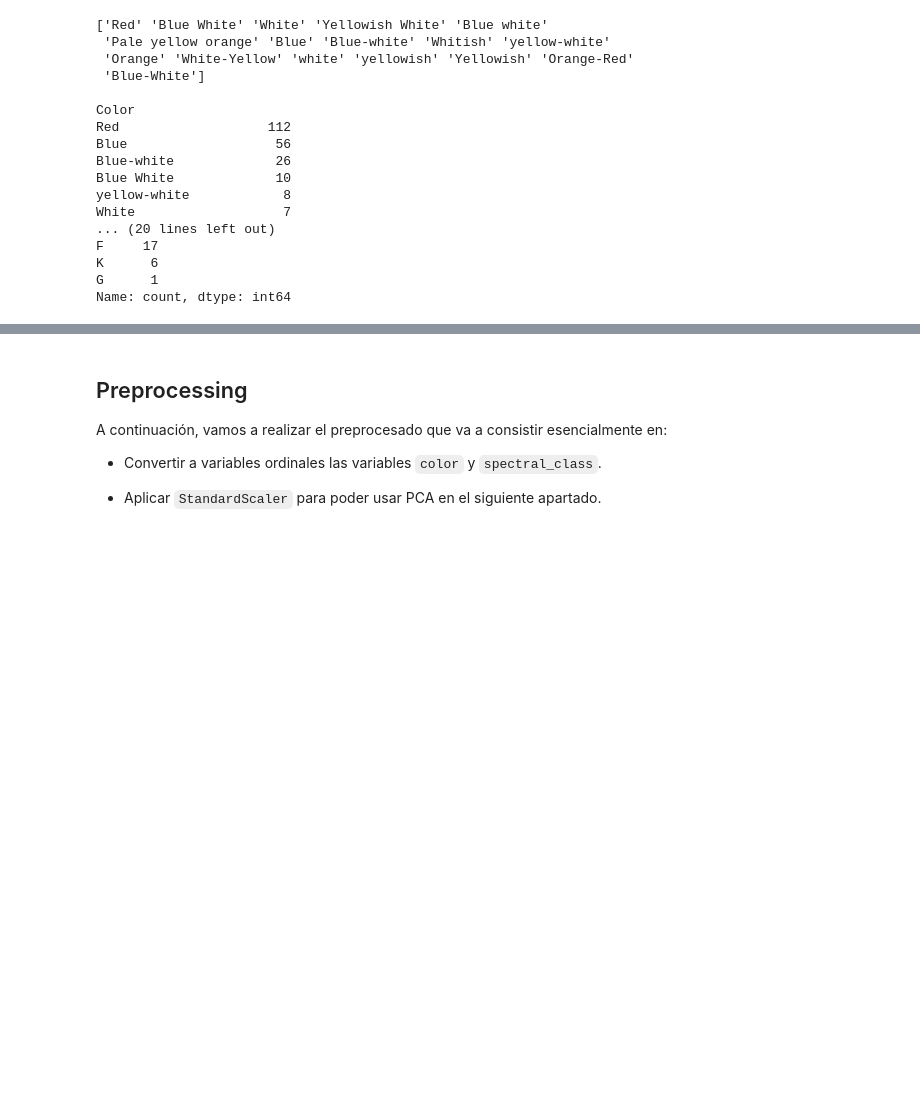
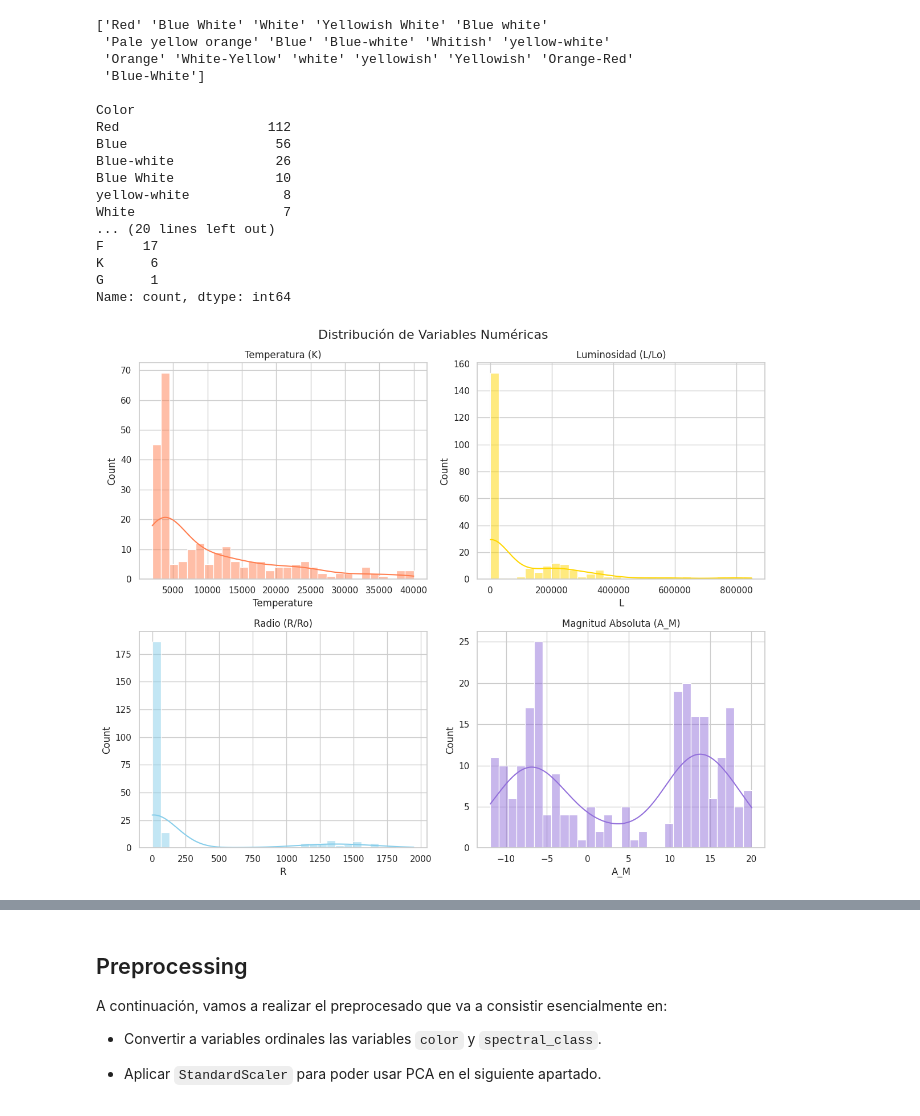
Before and after one commit to aleLobo31/UC3M_ML_P2_G26, a Jupyter notebook: notebooks/clustering.ipynb, the cells around one changed output, grey strips where cells are left out. Cells and saved outputs as stored; diff of their text form; code cells hidden in the pictures; blank space fills up the shorter version.

```diff
--- a/notebooks/clustering.ipynb
+++ b/notebooks/clustering.ipynb
@@ -93,3 +93,27 @@ F     17
 K      6
 G      1
 Name: count, dtype: int64
+# %%
+import seaborn as sns
+sns.set_theme(style="whitegrid")
+
+# Histogramas para ver la distribución de las variables numéricas
+fig, axes = plt.subplots(2, 2, figsize=(12, 10))
+fig.suptitle('Distribución de Variables Numéricas', fontsize=16)
+
+sns.histplot(df['Temperature'], bins=30, kde=True, ax=axes[0, 0], color='coral')
+axes[0, 0].set_title('Temperatura (K)')
+
+sns.histplot(df['L'], bins=30, kde=True, ax=axes[0, 1], color='gold')
+axes[0, 1].set_title('Luminosidad (L/Lo)')
+
+sns.histplot(df['R'], bins=30, kde=True, ax=axes[1, 0], color='skyblue')
+axes[1, 0].set_title('Radio (R/Ro)')
+
+sns.histplot(df['A_M'], bins=30, kde=True, ax=axes[1, 1], color='mediumpurple')
+axes[1, 1].set_title('Magnitud Absoluta (A_M)')
+
+plt.tight_layout()
+plt.show()
+# %% [output]
+[figure, added]
```
Also changed, not shown: parts of 7 cells of this notebook.
